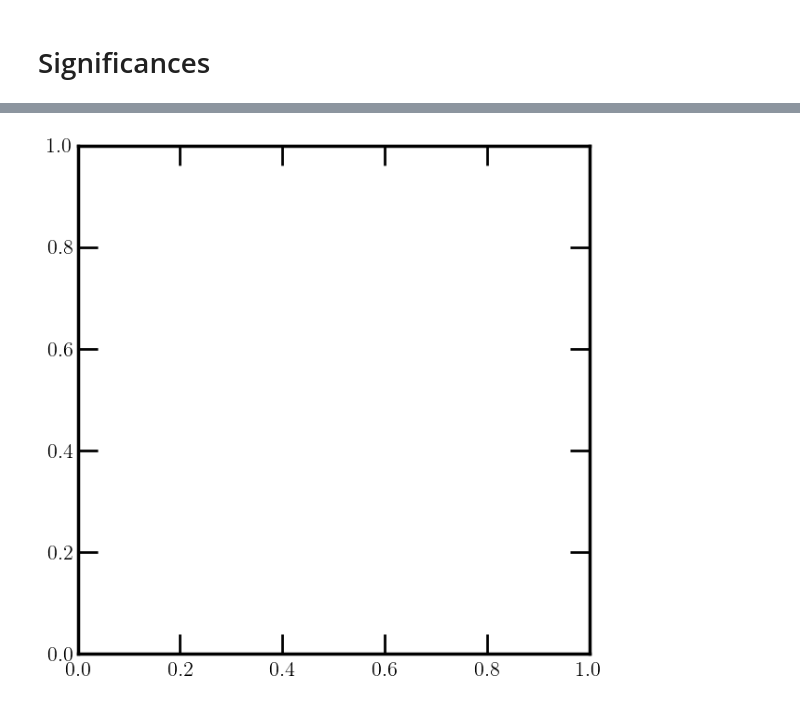
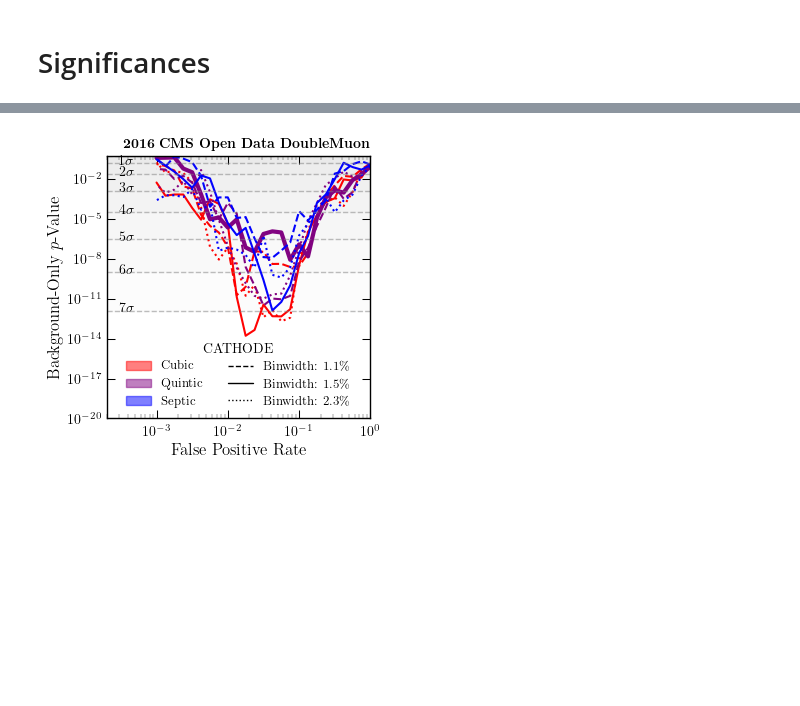
Before and after one commit to hep-lbdl/dimuonAD, a Jupyter notebook: 09_render.ipynb, the cells around one changed output, grey strips where cells are left out. Saved outputs shown, nothing was run; the diff lists cells and outputs as text; code cells hidden in the pictures; blank space fills up the shorter version.

```diff
--- a/09_render.ipynb
+++ b/09_render.ipynb
@@ -312,13 +341,13 @@ def plot_histograms_with_fits(save_data, SB_left, SR_left, SR_right, SB_right, t
 
 
 num_points = 7
-bsx_c = [((i) * np.power(i, 0), 0 , (1-i) * np.power(i, 0.0)) for i in np.linspace(0, 1, num_points)]
-bsx_a = np.linspace(1, 0.5, num_points)
+bsx_c = [((0.99 * i) * np.power(i, 0), 0 , 0.99*(1-i) * np.power(i, 0.0)) for i in np.linspace(0, 1, num_points)]
+bsx_a = np.linspace(0.99, 0.99, num_points)
 
 # Red Yellow Green color scheme
 # 8ea604-c2b102-f5bb00-f1ad03-ec9f05-d76a03-bf3100
 ryg_c = ['#6A7D04', '#758904', "#819704", "#c2b102", "#f5bb00", "#f1ad03", "#ec9f05", "#d76a03", "#bf3100"][::-1]
-ryg_a = np.linspace(0.5, 1, num_points)
+ryg_a = np.linspace(0.99, 1, num_points)
 
 
 # Plot the CATHODE
@@ -326,7 +355,7 @@ print("File to open: ", "plot_data/lowmass_upsilon_iso_OS_nojet_histogram_data_q
 print("File to open: ", f"{plot_data_dir}{data_prefix}_histogram_data_{fit_type}_{num_bins_SR}.pickle")
 with open(f"{plot_data_dir}{data_prefix}_histogram_data_{fit_type}_{num_bins_SR}.pickle", "rb") as file:
     hist_data = pickle.load(file)
-fig, ax = plot_histograms_with_fits(hist_data, SB_left, SR_left, SR_right, SB_right, title = r"$\bf{ 2016\,\, CMS\,\, Open\,\, Data\,\, DoubleMuon}:\,\,\tt{CATHODE}$", upsilon_lines = True, colors = bsx_c, alphas = bsx_a, line_0 = r"Opposite Sign: $\mu^+\mu^-$")
+fig, ax = plot_histograms_with_fits(hist_data, SB_left, SR_left, SR_right, SB_right, title = r"$\bf{ 2016\,\, CMS\,\, Open\,\, Data\,\, DoubleMuon}$", upsilon_lines = True, colors = bsx_c, alphas = bsx_a, line_0 = r"Opposite Sign")
 # apply_color_filter_to_plot(ax, rgb_to_gray)
 # apply_color_filter_to_plot(ax, rgb_to_rg_colorblind)
 plt.savefig(f"plots/histogram_{fit_type}_{num_bins_SR}.pdf")
@@ -334,7 +363,7 @@ plt.savefig(f"plots/histogram_{fit_type}_{num_bins_SR}.pdf")
 # Plot the Same Sign CATHODE
 with open(f"{plot_data_dir}{data_prefix}_histogram_data_alt_{fit_type}_{num_bins_SR}.pickle", "rb") as file:
     hist_data_alt = pickle.load(file)
-fig, ax = plot_histograms_with_fits(hist_data_alt, SB_left, SR_left, SR_right, SB_right, title = r"$\bf{ 2016\,\, CMS\,\, Open\,\, Data\,\, DoubleMuon}:\,\,\tt{CATHODE}$", upsilon_lines = True, colors = ryg_c, alphas = ryg_a, line_0 = r"Same Sign Muons")
+fig, ax = plot_histograms_with_fits(hist_data_alt, SB_left, SR_left, SR_right, SB_right, title = r"$\bf{ 2016\,\, CMS\,\, Open\,\, Data\,\, DoubleMuon}$", upsilon_lines = True, colors = ryg_c, alphas = ryg_a, line_0 = r"Same Sign")
 # apply_color_filter_to_plot(ax, rgb_to_gray)
 plt.savefig(f"plots/histogram_alt_{fit_type}_{num_bins_SR}.pdf")
 
@@ -364,0 +391,3 @@ File to open:  plot_data/lowmass_upsilon_iso_OS_nojet_histogram_data_quintic_12.
+# %%
+with open(f"{plot_data_dir}{data_prefix}_feature_data_{fit_type}_{num_bins_SR}.pickle", "rb") as file:
+    feature_data = pickle.load(file)
@@ -531,0 +695,7 @@ CATHODE: 5.268990004312464
+# %%
+fig, ax = plot_sig(feature_sigs, random_sigs)
+plt.savefig(f"plots/significance_{fit_type}_{num_bins_SR}.pdf", bbox_inches = "tight")
+
+
+fig, ax = plot_sig(feature_sigs_alt, random_sigs_alt, ymax = 5, ymin=1e-3)
+plt.savefig(f"plots/significance_alt_{fit_type}_{num_bins_SR}.pdf", bbox_inches = "tight")
@@ -532,24 +723,92 @@ CATHODE: 5.268990004312464
 # %%
 def plot_variations():
 
-    fig, ax = newplot("full")
+    fig, ax = newplot("column")
 
 
     fits = ["cubic", "quintic", "septic"]
+    degrees = [3, 5, 7]
     colors = ["red", "purple", "blue"]
+    linestyles = ["dashed", "solid", "dotted"]
     bins = [8, 12, 16]
+    percentages = [1.1, 1.5, 2.3]
 
     for i, fit in enumerate(fits):
-        for bin in bins:
+        for (j, bin) in enumerate(bins):
            with open(f"{plot_data_dir}{data_prefix}_significances_{fit}_{bin}.pickle", "rb") as file:
                 sigs = pickle.load(file)
 
-                SIG_median, SIG_lower, SIG_upper, SIG_2lower, SIG_2upper = get_median_percentiles(sigs[:,1:])
+                # SIG_median, SIG_lower, SIG_upper, SIG_2lower, SIG_2upper = get_median_percentiles(sigs[:,1:])
                 SIG_observed = sigs[:,0]
+                p_values = inverse_quantile(SIG_observed)
 
-                ax.plot(fpr_thresholds_finegrained, SIG_observed, color = colors[i], alpha = 0.5)
+
+                label = f"Deg. {degrees[i]}, {bin} bins"
+
+                if i == 1 and j == 1:
+                    linewidth = 3
+
+                else:
+                    linewidth = 1.5
+
+                ax.plot(fpr_thresholds_finegrained, p_values, color = colors[i], alpha = 0.99, ls = linestyles[j], label = label, lw = linewidth)
+
+
+                # # if i == 1 and j == 1, plot the lower and upper bounds
+                # if i == 1 and j == 1:
+                #     ax.fill_between(fpr_thresholds_finegrained, SIG_lower, SIG_upper, alpha = 0.1, color = "grey")
+                #     ax.fill_between(fpr_thresholds_finegrained, SIG_2lower, SIG_2upper, alpha = 0.1, color = "grey")
+
+                #     # plot the boundaries with a thin line
+                #     ax.plot(fpr_thresholds_finegrained, SIG_lower, color = "grey", linestyle = linestyles[j], alpha = 0.5, lw = 0.5)
+                #     ax.plot(fpr_thresholds_finegrained, SIG_upper, color = "grey", linestyle = linestyles[j], alpha = 0.5, lw = 0.5)
+
+                #     ax.plot(fpr_thresholds_finegrained, SIG_2lower, color = "grey", linestyle = linestyles[j], alpha = 0.5, lw = 0.5)
+                #     ax.plot(fpr_thresholds_finegrained, SIG_2upper, color = "grey", linestyle = linestyles[j], alpha = 0.5, lw = 0.5)
 
     plt.xscale("log")
+    plt.xlabel("False Positive Rate")
+    plt.ylabel(r"Background-Only $p$-Value")
+
+    ymin = 1e-20
+    for i in range(7+1):
+
+        p_value = inverse_quantile(i)
+        plt.axhline(p_value, color = "grey", linestyle = "dashed", alpha = 0.5, lw = 1)
+
+        if i > 0 and inverse_quantile(i+1) > ymin:
+            plt.text(3e-4, p_value * 1.5, f"{i}$\sigma$", fontsize = 10, verticalalignment = "center")
+
+        # fill above
+        plt.fill_between([2e-4, 1], p_value, 0.5, color = "grey", alpha = 0.025)
+
+
+    plt.yscale("log")
+
+    # Make a fake 2 column legend: Column 1 is red-purple-blue for the fits, Column 2 is dashed-dotted-solid for the bins
+    legend_items = []
+    for i, fit in enumerate(fits):
+        legend_item = mpatches.Patch(label=fit.capitalize(), edgecolor=colors[i], facecolor=colors[i], alpha = 0.5)
+        legend_items.append(legend_item)
+
+    # # Legend item for the grey band
+    # legend_item = mpatches.Patch(label="Quintic, 11 bins $\pm$ 1, 2$\sigma$", edgecolor="grey", facecolor="grey", linestyle = "--", alpha = 0.5)
+    # legend_items.append(legend_item)
+
+
+    # Make lines for the bins, not rectange
+    for j, bin in enumerate(bins):
+        legend_item = plt.Line2D([0], [0], color='black', lw=1, linestyle = linestyles[j], label=f"Binwidth: {percentages[j]}\%")
+        legend_items.append(legend_item)
+
+
+    plt.legend(handles=legend_items, loc = "lower center", ncol = 2, fontsize = 9, columnspacing=2, title = "CATHODE", title_fontsize = 10)
+    plt.title(r"$\bf{2016\,\, CMS\,\, Open\,\, Data\,\, DoubleMuon}$", loc = "right", fontsize = 10)
+
+    plt.ylim(1e-20, 0.5)
+    plt.xlim(2e-4, 1)
 
 plot_variations()
+
+plt.savefig(f"plots/significance_variations.pdf")
 # %% [output]
@@ -557 +815 @@ FileNotFoundError: [Errno 2] No such file or directory: 'plot_data/lowmass_upsil
-[figure, old version]
+[figure, new version]
```
Also changed, not shown: parts of 11 cells of this notebook, 6 other files.
